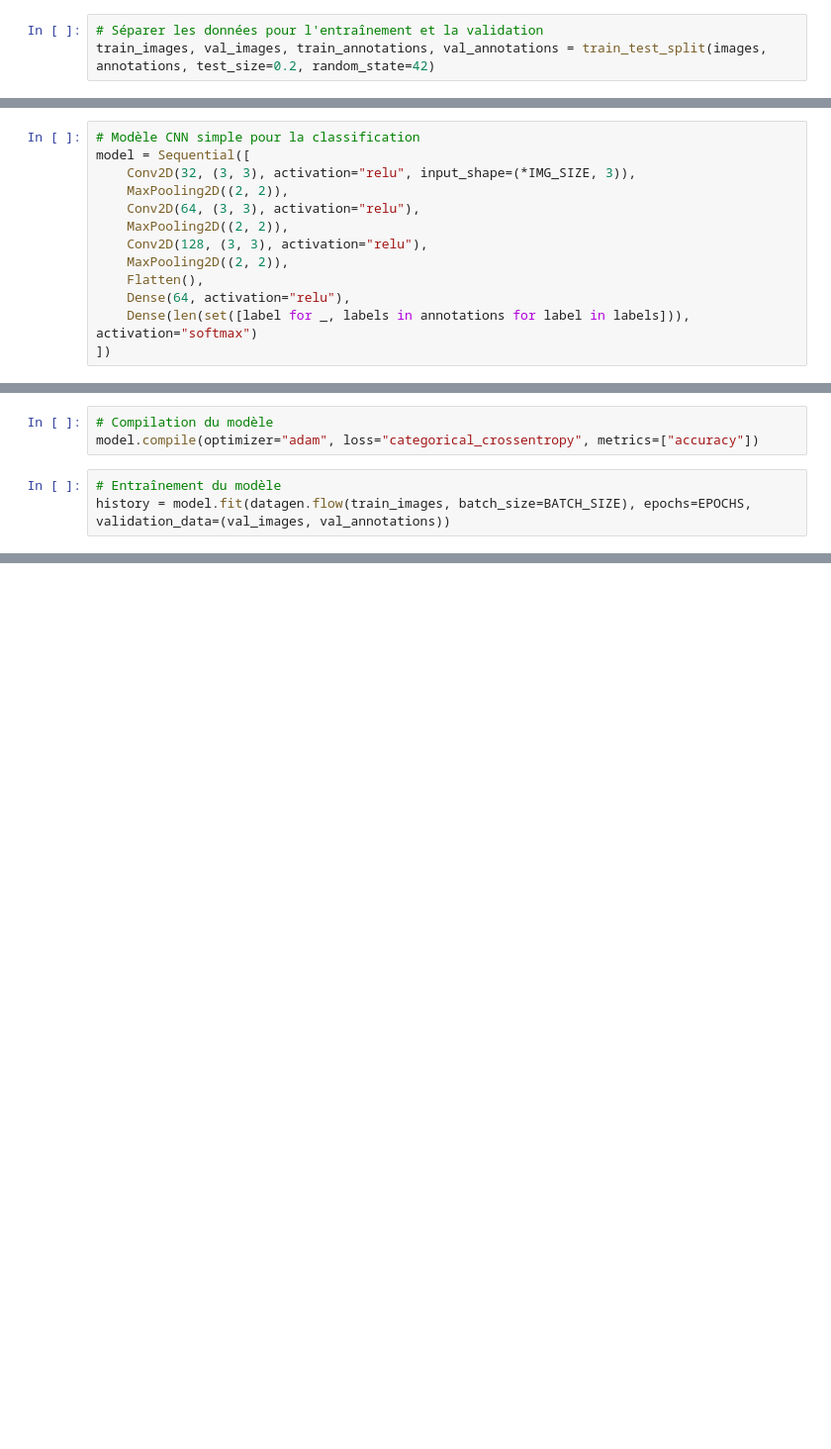
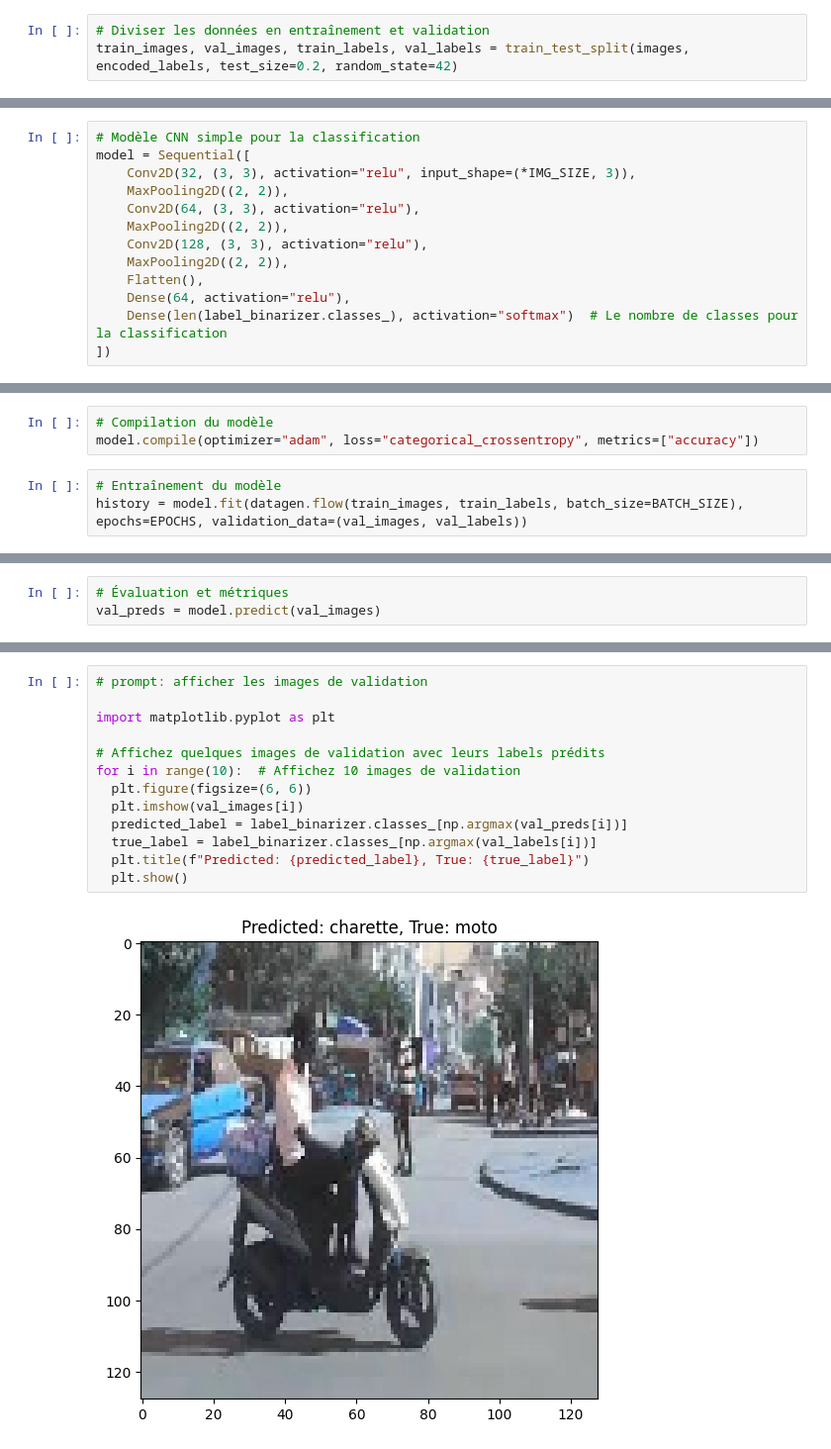
Before and after one commit to adamstra/MyModel, a Jupyter notebook: CNN.ipynb, the cells around one changed output, grey strips where cells are left out. Shown: that part at 99% size. Cells and saved outputs as stored; diff of their text form; blank space fills up the shorter version.

Commit message:
Model CNN V1

```diff
--- a/CNN.ipynb
+++ b/CNN.ipynb
@@ -61,6 +79,6 @@ images = images / 255.0  # Normalisation
 # %%
-# Séparer les données pour l'entraînement et la validation
-train_images, val_images, train_annotations, val_annotations = train_test_split(images, annotations, test_size=0.2, random_state=42)
+# Diviser les données en entraînement et validation
+train_images, val_images, train_labels, val_labels = train_test_split(images, encoded_labels, test_size=0.2, random_state=42)
 # %%
 # Générateur d'augmentation de données
 datagen = ImageDataGenerator(rotation_range=20, zoom_range=0.15, width_shift_range=0.2, height_shift_range=0.2, horizontal_flip=True, fill_mode="nearest")
@@ -78,7 +96,7 @@ model = Sequential([
     MaxPooling2D((2, 2)),
     Flatten(),
     Dense(64, activation="relu"),
-    Dense(len(set([label for _, labels in annotations for label in labels])), activation="softmax")
+    Dense(len(label_binarizer.classes_), activation="softmax")  # Le nombre de classes pour la classification
 ])
 # %%
 model.summary()
@@ -109,6 +127,6 @@ Model: "sequential_3"
 model.compile(optimizer="adam", loss="categorical_crossentropy", metrics=["accuracy"])
 # %%
 # Entraînement du modèle
-history = model.fit(datagen.flow(train_images, batch_size=BATCH_SIZE), epochs=EPOCHS, validation_data=(val_images, val_annotations))
+history = model.fit(datagen.flow(train_images, train_labels, batch_size=BATCH_SIZE), epochs=EPOCHS, validation_data=(val_images, val_labels))
 # %% [output]
 Epoch 1/20
@@ -115,0 +157,3 @@ ValueError: None values not supported.
+# %%
+# Évaluation et métriques
+val_preds = model.predict(val_images)
@@ -115,0 +220,15 @@ ValueError: None values not supported.
+# %%
+# prompt: afficher les images de validation
+
+import matplotlib.pyplot as plt
+
+# Affichez quelques images de validation avec leurs labels prédits
+for i in range(10):  # Affichez 10 images de validation
+  plt.figure(figsize=(6, 6))
+  plt.imshow(val_images[i])
+  predicted_label = label_binarizer.classes_[np.argmax(val_preds[i])]
+  true_label = label_binarizer.classes_[np.argmax(val_labels[i])]
+  plt.title(f"Predicted: {predicted_label}, True: {true_label}")
+  plt.show()
+# %% [output]
+[figure, added]
```
Also changed, not shown: parts of 11 cells of this notebook.
